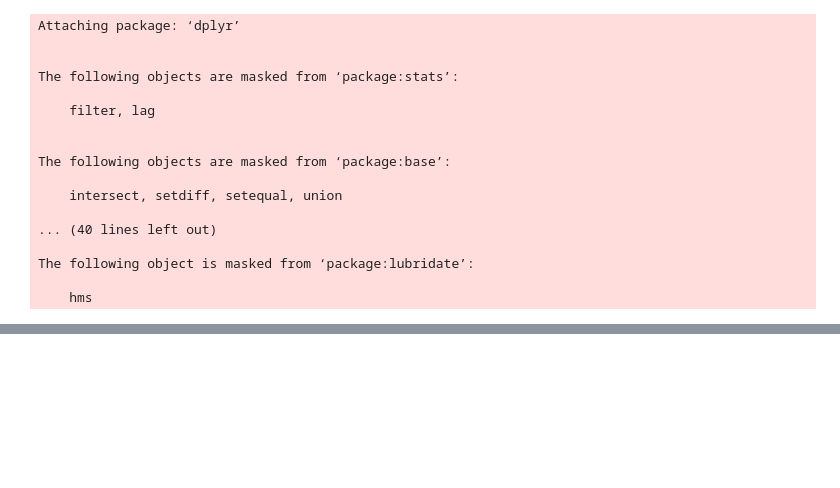
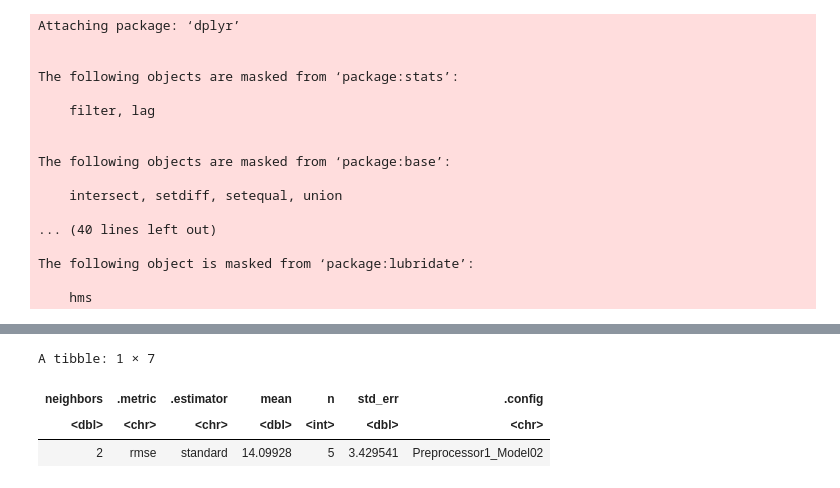
Before and after one commit to harpreeto6/Data_Science_Project, a Jupyter notebook: Minecraft_Analysis.ipynb, the cells around one changed output, grey strips where cells are left out. Drawn from its saved outputs; the diff is of its cells as text; code cells hidden in the pictures; blank space fills up the shorter version.

```diff
--- a/Minecraft_Analysis.ipynb
+++ b/Minecraft_Analysis.ipynb
@@ -196,0 +239,28 @@ ggplot(avg_played_hours_by_age, aes(x = age, y = avg_played_hours, fill = as.fac
+# %%
+# Tuning the model for predicting played_hours from experience to find best k
+
+hours_session_vfold <- vfold_cv(hours_sessions_training, v = 5, strata = number_of_sessions)
+
+gridvals <- tibble(neighbors = seq(from = 1, to = 60, by = 1))
+
+hours_sessions_recipe <- recipe(played_hours ~ number_of_sessions, data = hours_sessions_training) |>
+                        step_scale(number_of_sessions) |>
+                        step_center(number_of_sessions)
+
+hours_sessions_workflow <- workflow() |>
+                        add_recipe(hours_sessions_recipe) |>
+                        add_model(tune_spec)
+
+hours_sessions_result <- hours_sessions_workflow |>
+                        tune_grid(resamples = hours_session_vfold, grid = gridvals) |>
+                        collect_metrics()
+
+hours_sessions_min <- hours_sessions_result |>
+                        filter(.metric == "rmse") |>
+                        slice_min(mean,n =1)
+hours_sessions_min
+# %% [output]
+A tibble: 1 × 7
+| neighbors | .metric | .estimator | mean | n | std_err | .config |
+| <dbl> | <chr> | <chr> | <dbl> | <int> | <dbl> | <chr> |
+| 2 | rmse | standard | 14.09928 | 5 | 3.429541 | Preprocessor1_Model02 |
```
Also changed, not shown: parts of 7 cells of this notebook.
